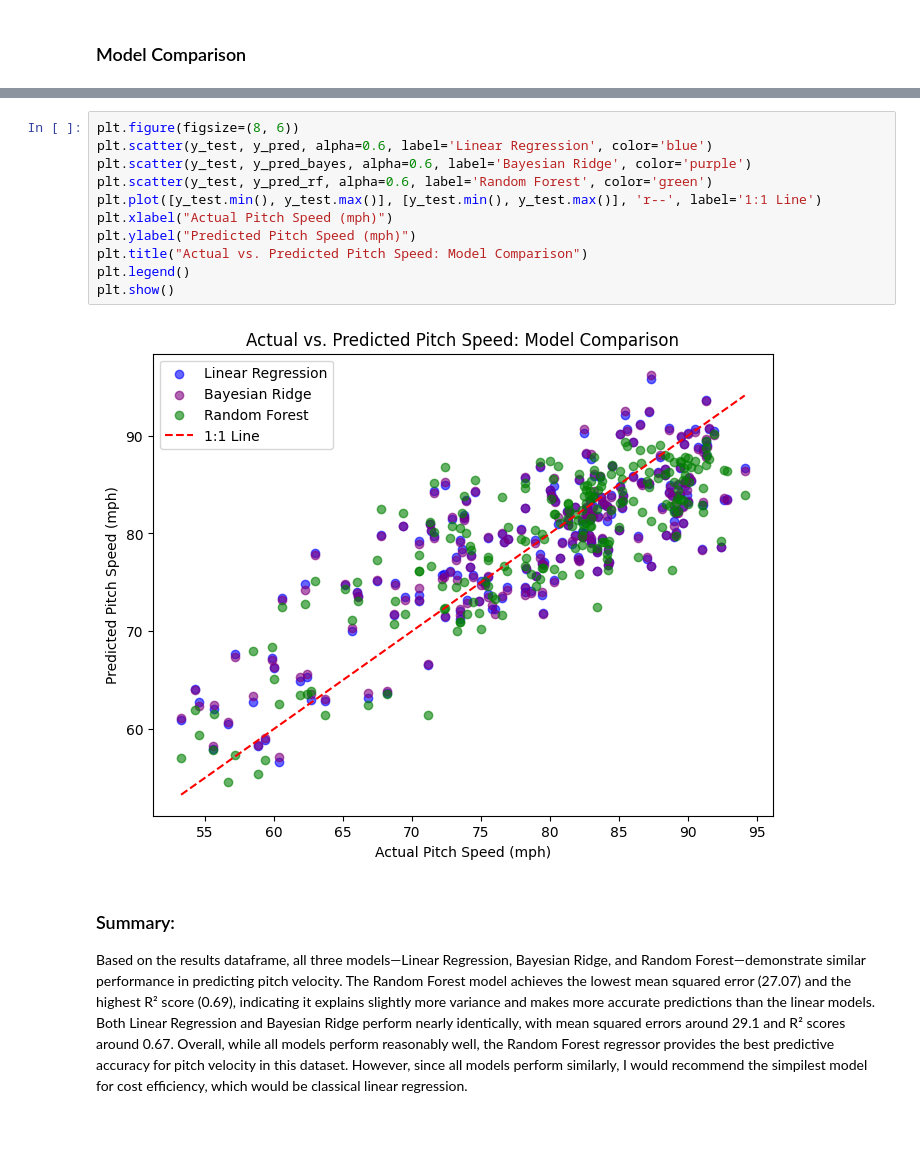
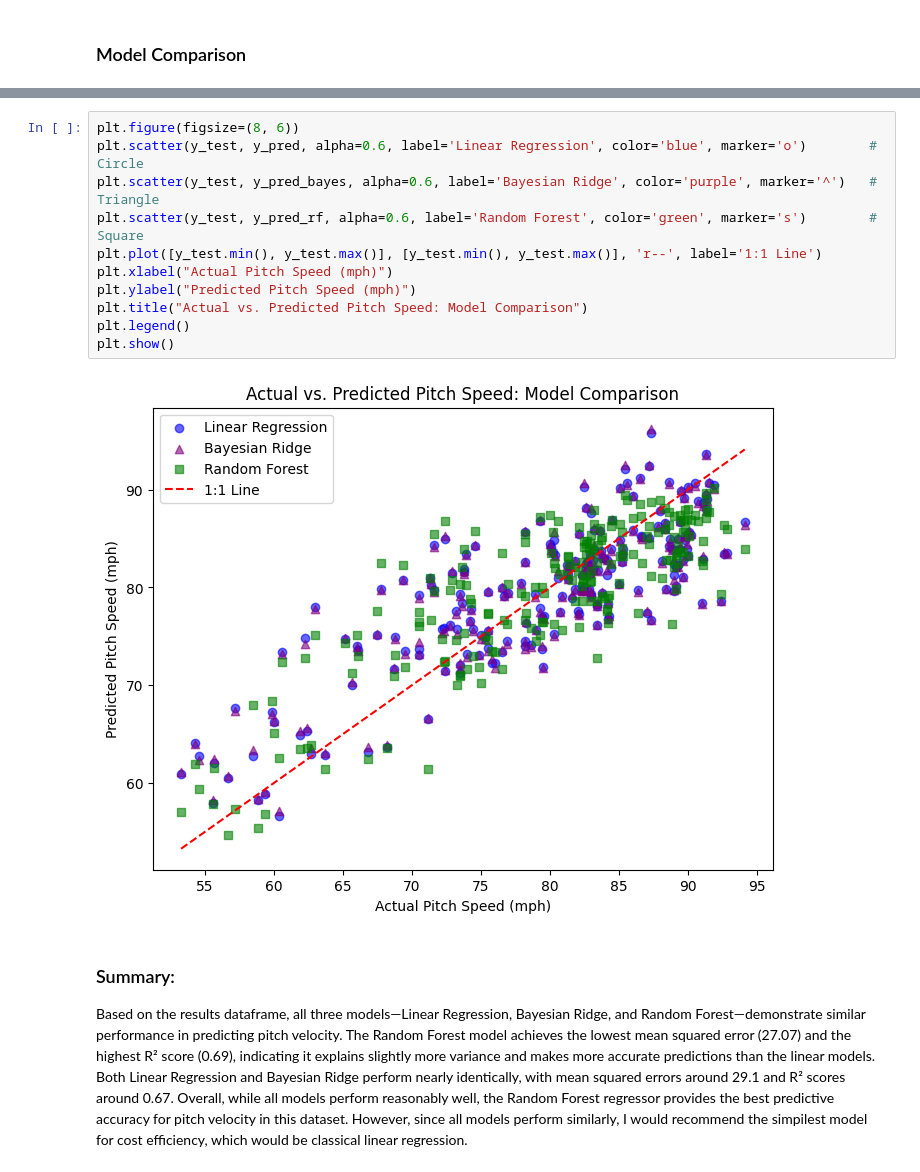
Before and after one commit to treychase/IDS_mini2, a Jupyter notebook: driveline.ipynb, the cells around one changed output, grey strips where cells are left out. Saved outputs shown, nothing was run; the diff lists cells and outputs as text; blank space fills up the shorter version.

Commit message:
update plot

```diff
--- a/driveline.ipynb
+++ b/driveline.ipynb
@@ -338,16 +323,16 @@ print(results_df)
 # %%
 plt.figure(figsize=(8, 6))
-plt.scatter(y_test, y_pred, alpha=0.6, label='Linear Regression', color='blue')
-plt.scatter(y_test, y_pred_bayes, alpha=0.6, label='Bayesian Ridge', color='purple')
-plt.scatter(y_test, y_pred_rf, alpha=0.6, label='Random Forest', color='green')
+plt.scatter(y_test, y_pred, alpha=0.6, label='Linear Regression', color='blue', marker='o')        # Circle
+plt.scatter(y_test, y_pred_bayes, alpha=0.6, label='Bayesian Ridge', color='purple', marker='^')   # Triangle
+plt.scatter(y_test, y_pred_rf, alpha=0.6, label='Random Forest', color='green', marker='s')        # Square
 plt.plot([y_test.min(), y_test.max()], [y_test.min(), y_test.max()], 'r--', label='1:1 Line')
 plt.xlabel("Actual Pitch Speed (mph)")
 plt.ylabel("Predicted Pitch Speed (mph)")
 plt.title("Actual vs. Predicted Pitch Speed: Model Comparison")
 plt.legend()
 plt.show()
 # %% [output]
-[figure, old version]
+[figure, new version]
 # %% [markdown]
 ### Summary:
 
```
Also changed, not shown: parts of 6 cells of this notebook.
